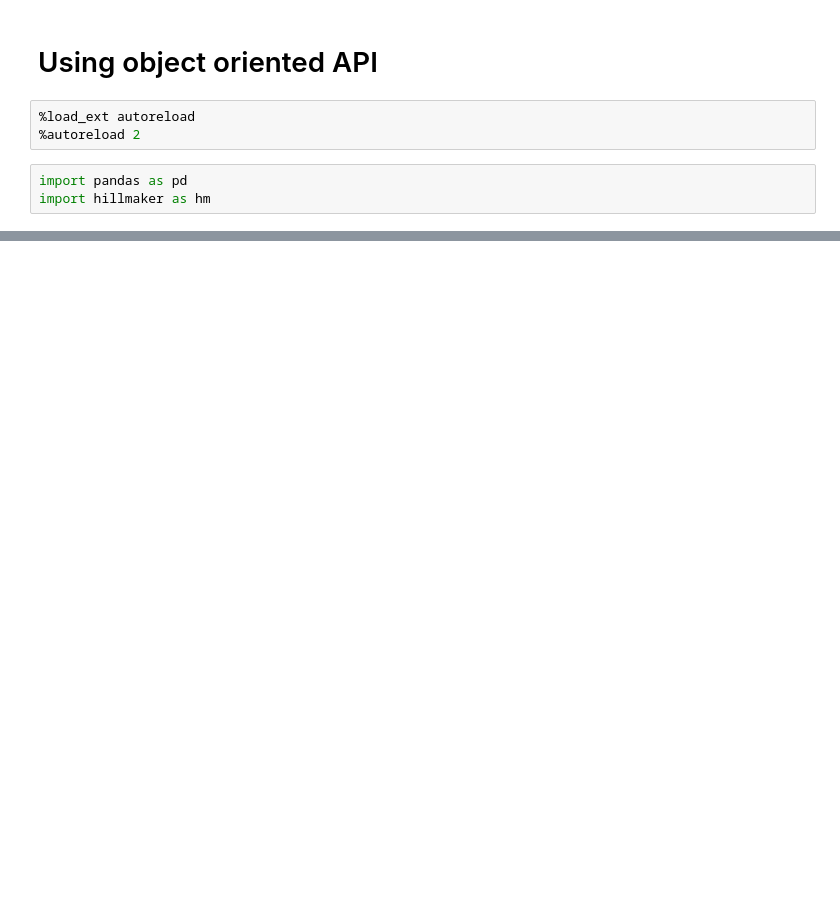
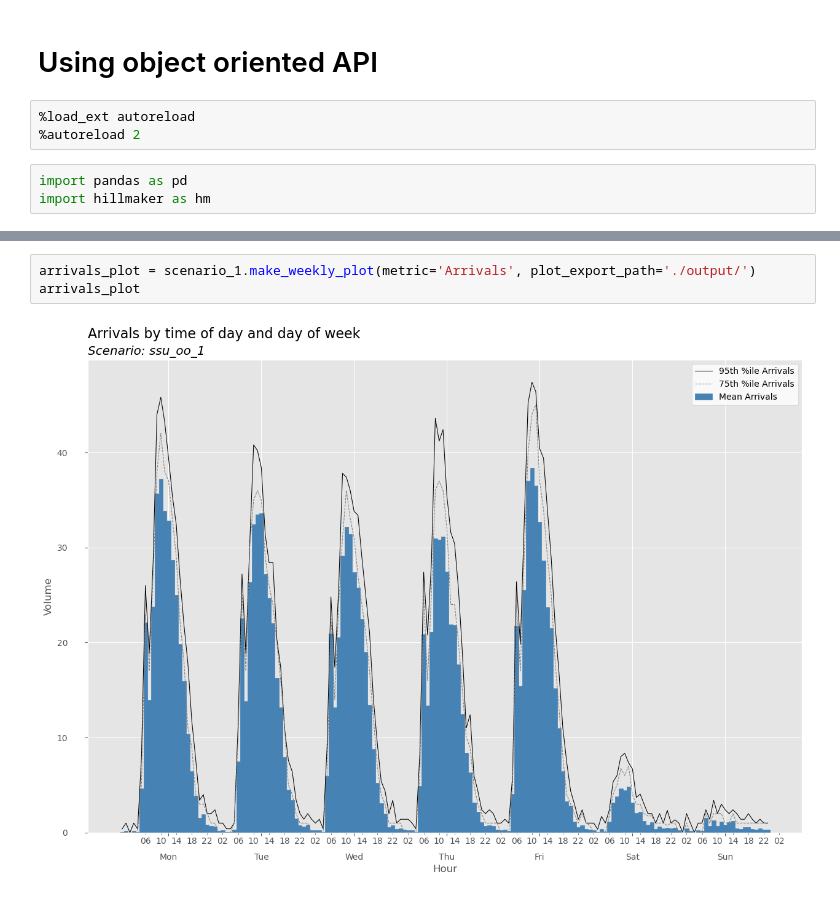
Before and after one commit to misken/hillmaker, a Jupyter notebook: docs/jb-hm/using_oo_api.ipynb, the cells around one changed output, grey strips where cells are left out. Drawn from its saved outputs; the diff is of its cells as text; blank space fills up the shorter version.

```diff
--- a/docs/jb-hm/using_oo_api.ipynb
+++ b/docs/jb-hm/using_oo_api.ipynb
@@ -62 +168,6 @@ Type:      method
+# %%
+arrivals_plot = scenario_1.make_weekly_plot(metric='Arrivals', plot_export_path='./output/')
+arrivals_plot
+# %% [output]
+[figure, added]
 # %%
```
Also changed, not shown: parts of 38 cells of this notebook, 4 other files.
